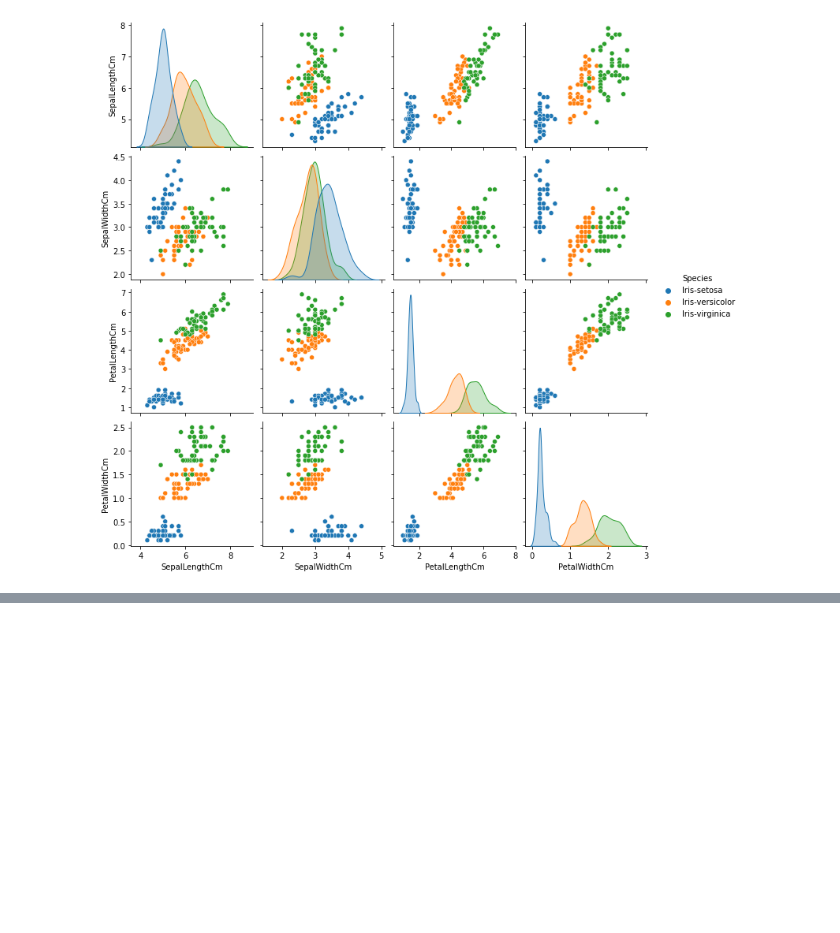
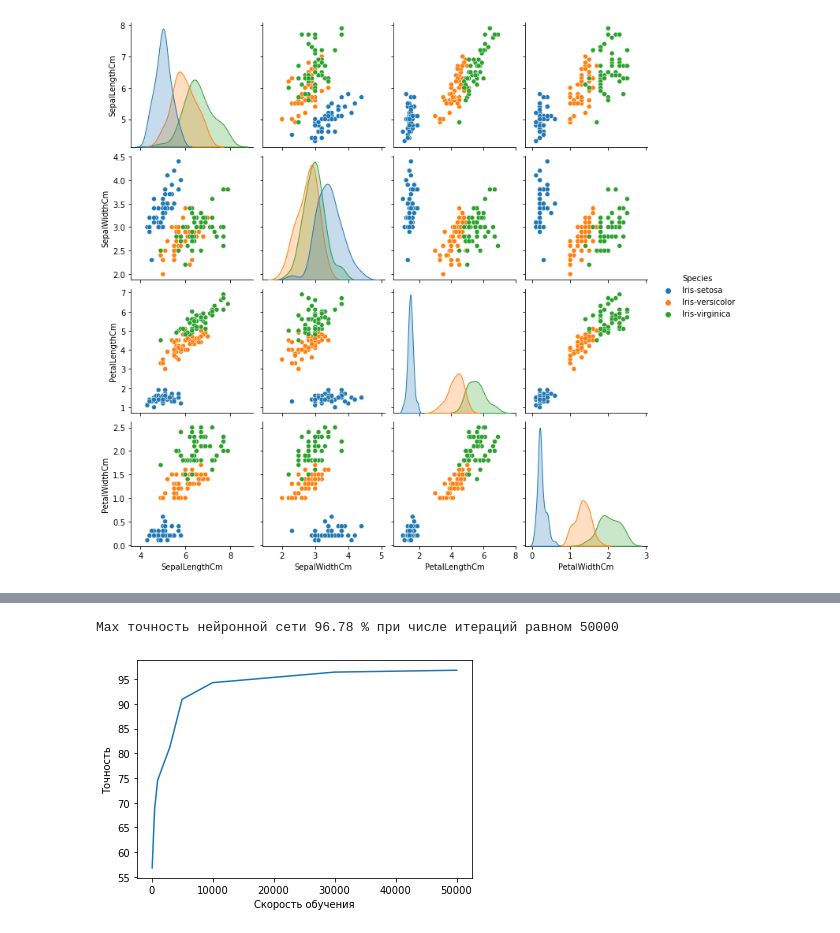
Before and after one commit to skyseedim/NN_intro, a Jupyter notebook: HW_1.ipynb, the cells around one changed output, grey strips where cells are left out. Saved outputs shown, nothing was run; the diff lists cells and outputs as text; code cells hidden in the pictures; blank space fills up the shorter version.

```diff
--- a/HW_1.ipynb
+++ b/HW_1.ipynb
@@ -114,0 +181,14 @@ def(num_layers=2, learning_rate=0.01, num_steps=10000):
+# %%
+acc_list = []
+num_steps = [100, 500, 1000, 3000, 5000, 10000, 30000, 50000]
+for num in num_steps:
+    acc_list.append(nn_iris(X_train, y_train, num_steps=num)[1])
+# %%
+plt.plot(num_steps, acc_list)
+
+plt.ylabel('Точность')
+plt.xlabel('Скорость обучения')
+print(f"Max точность нейронной сети {str(round(max(acc_list),2))} % при числе итераций равном {num_steps[acc_list.index(max(acc_list))]}")
+# %% [output]
+Max точность нейронной сети 96.78 % при числе итераций равном 50000
+[figure, added]
```
Also changed, not shown: parts of 16 cells of this notebook.
